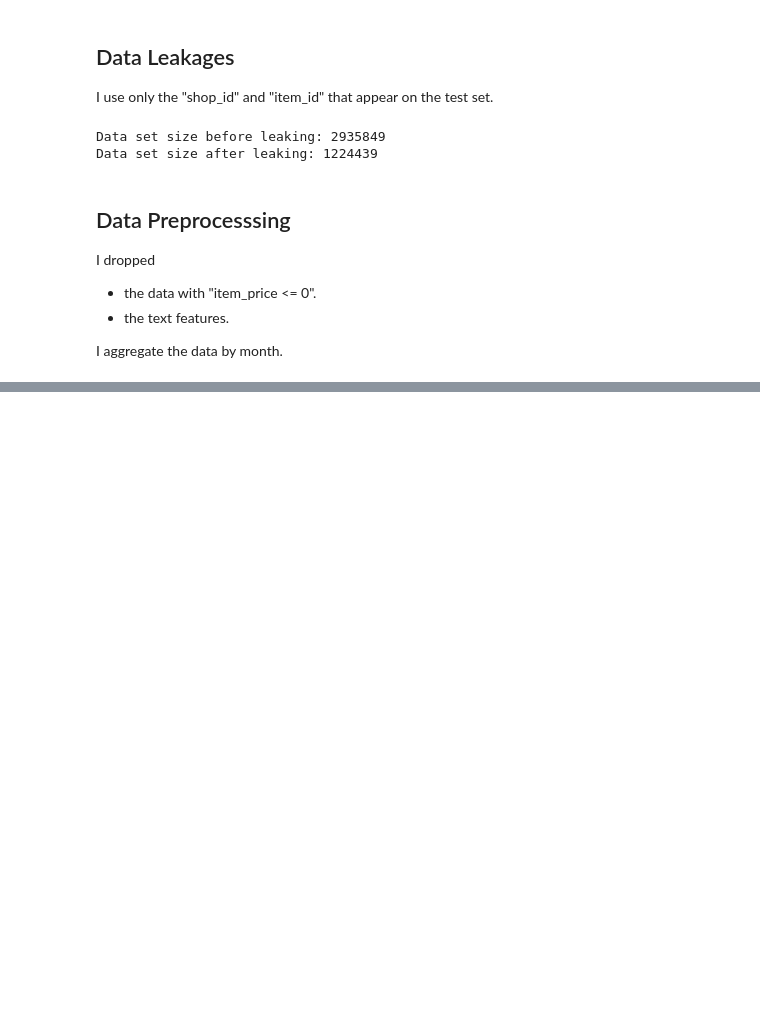
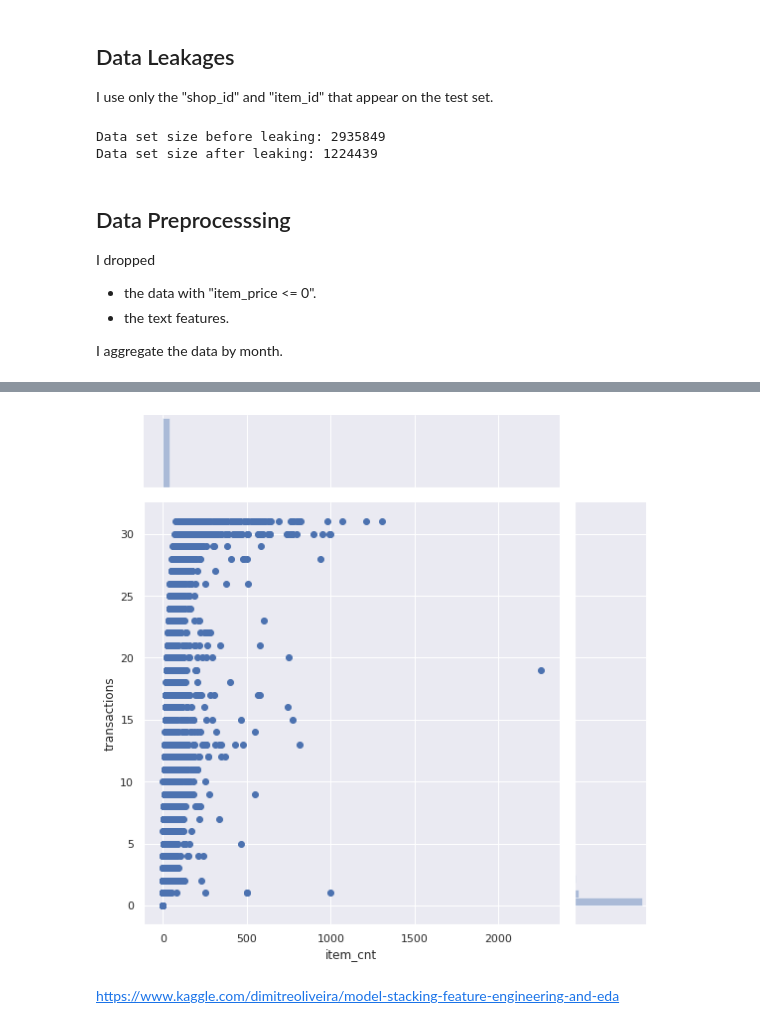
Before and after one commit to ShuichiroTsuda/Kaggle_Predict_Future_Sales, a Jupyter notebook: Predict_Future_Sales.ipynb, the cells around one changed output, grey strips where cells are left out. Drawn from its saved outputs; the diff is of its cells as text; code cells hidden in the pictures; blank space fills up the shorter version.

```diff
--- a/Predict_Future_Sales.ipynb
+++ b/Predict_Future_Sales.ipynb
@@ -206,0 +276,7 @@ train_monthly.fillna(0, inplace=True)
+# %%
+sns.jointplot(x="item_cnt", y="transactions", data=train_monthly, height=8)
+plt.show()
+# %% [output]
+[figure, added]
+# %% [markdown]
+https://www.kaggle.com/dimitreoliveira/model-stacking-feature-engineering-and-eda
```
Also changed, not shown: parts of 17 cells of this notebook.
